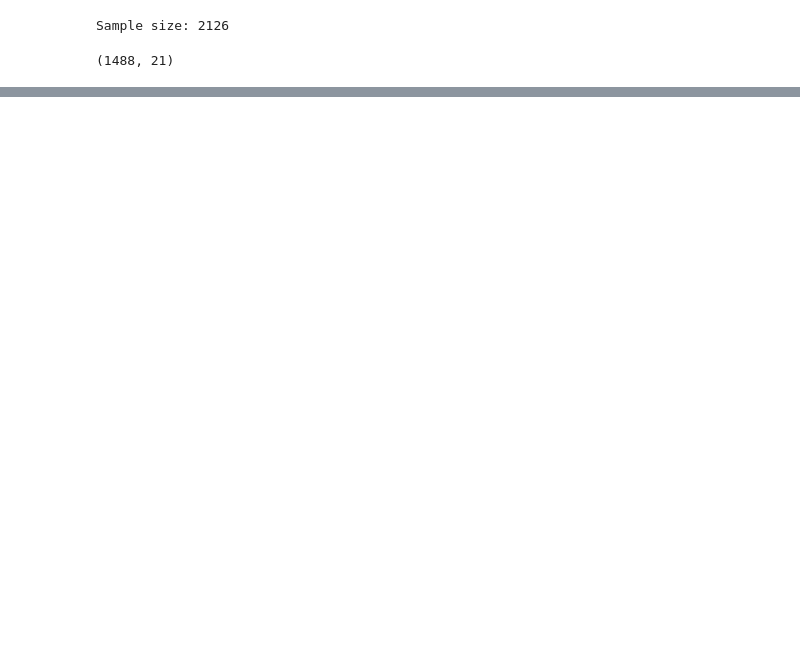
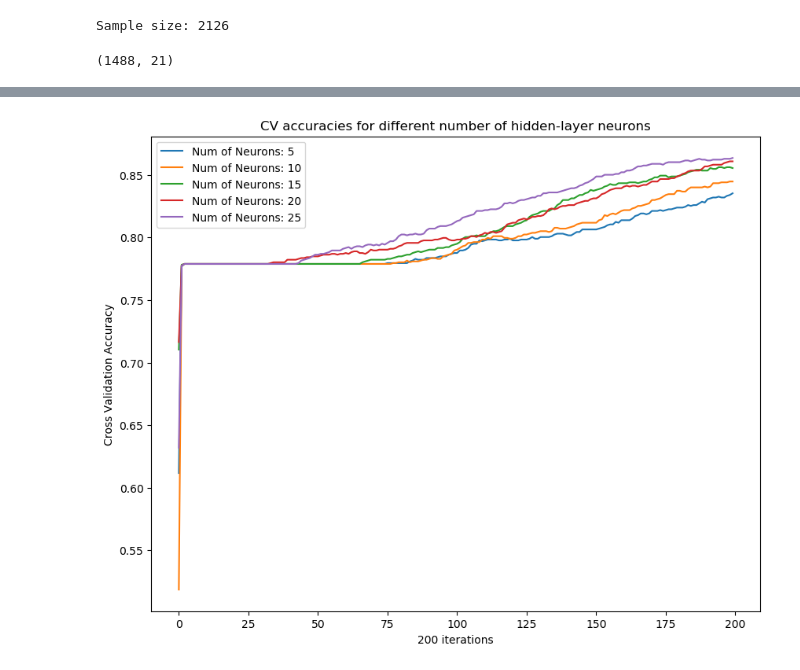
Before and after one commit to HJunyuan/cz4042-neural-network, a Jupyter notebook: project1/PartA_Qn3.ipynb, the cells around one changed output, grey strips where cells are left out. Cells and saved outputs as stored; diff of their text form; code cells hidden in the pictures; blank space fills up the shorter version.

```diff
--- a/project1/PartA_Qn3.ipynb
+++ b/project1/PartA_Qn3.ipynb
@@ -20,7 +20,7 @@ NUM_CLASSES = 3
 learning_rate = 0.01
 weight_decay = 1e-6
 epochs = 5000
-batch_size = 64
+batch_size = 32
 num_folds = 5
 seed = 10
 np.random.seed(seed)
@@ -98,9 +98,8 @@ for n in NUM_HIDDEN_NEURONS:
         fTrainY, fTestY = trainY[train_index], trainY[test_index]
 
         # Run experiment
-        exp = 1
         with tf.Session() as sess:
-            print('Experiment %d of %d: ' %(exp, num_folds))
+            print('Experiment %d of %d: ' %(len(neuron_acc)+1, num_folds))
             sess.run(tf.global_variables_initializer())
 
             exp_train_acc = []
@@ -122,7 +121,6 @@ for n in NUM_HIDDEN_NEURONS:
 #                     print('Iter: %d' %e, ' | ', 'Train acc: %g' %exp_train_acc[e], ' | ', 'Test acc: %g' %exp_test_acc[e])
 
         neuron_acc.append(exp_test_acc)
-        exp += 1
 
     # After all experiments are completed, compute mean
     all_cv_acc.append(np.mean(np.array(neuron_acc), axis=0))
@@ -130,13 +145,15 @@ for n in NUM_HIDDEN_NEURONS:
 # %%
 # Plot curves
 plt.figure(1, figsize=(10, 8), dpi= 100)
-plt.title('Batch size: %d' %batch_size)
+plt.title('CV accuracies for different number of hidden-layer neurons')
 
-for b, i in batch_sizes, range(batch_sizes):
-    plt.plot(range(epochs), all_cv_acc[i], label='Batch Size: %d' %b)
+for n, i in zip(NUM_HIDDEN_NEURONS, range(len(NUM_HIDDEN_NEURONS))):
+    plt.plot(range(epochs), all_cv_acc[i], label='Num of Neurons: %d' %n)
 
 plt.xlabel(str(epochs) + ' iterations')
 plt.ylabel('Cross Validation Accuracy')
 plt.legend()
-plt.savefig('PartA_Qn2a_BatchSizes.png')
+# plt.savefig('PartA_Qn3a_BatchSizes.png')
 plt.show()
+# %% [output]
+[figure, added]
```
Also changed, not shown: parts of 1 cell of this notebook.
